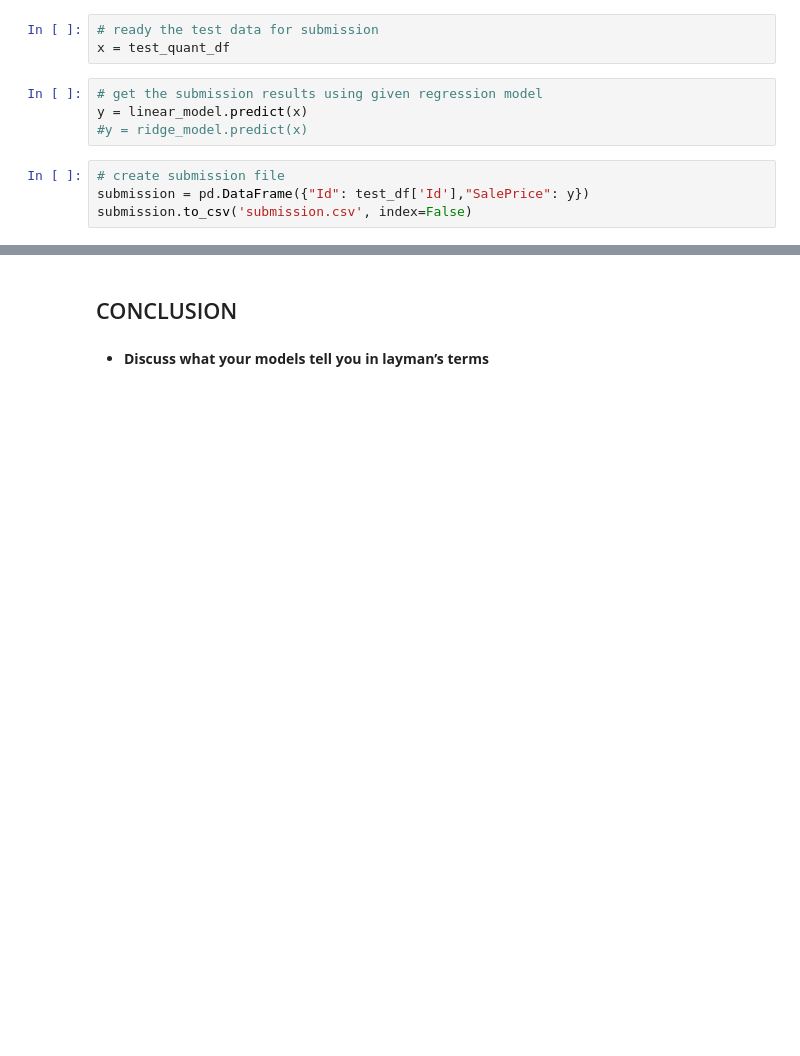
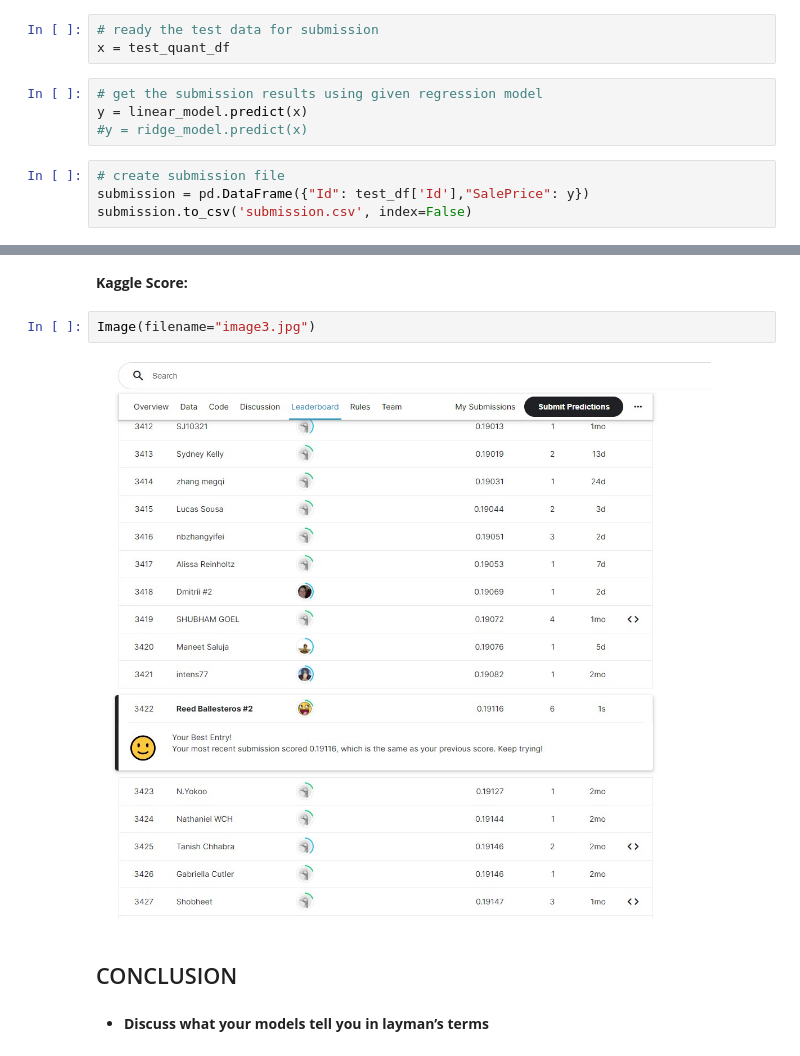
Before and after one commit to ReedBallesterosNU/MSDS-422-DL-Practical-Machine-Learning, a Jupyter notebook: Module-02/Assignment-01/Module 2 Assignment 01 - House Prices - Advanced Regression Techniques EDA (Kaggle).ipynb, the cells around one changed output, grey strips where cells are left out. Cells and saved outputs as stored; diff of their text form; blank space fills up the shorter version.

```diff
--- a/Module-02/Assignment-01/Module 2 Assignment 01 - House Prices - Advanced Regression Techniques EDA (Kaggle).ipynb
+++ b/Module-02/Assignment-01/Module 2 Assignment 01 - House Prices - Advanced Regression Techniques EDA (Kaggle).ipynb
@@ -1593,3 +1593,9 @@ https://www.kaggle.com/reedballesterosnu
+# %% [markdown]
+**Kaggle Score:**
+# %%
+Image(filename="image3.jpg")
+# %% [output]
+[figure, added]
 # %% [markdown]
 ## CONCLUSION
 # %% [markdown]
```
Also changed, not shown: parts of 4 cells of this notebook.
